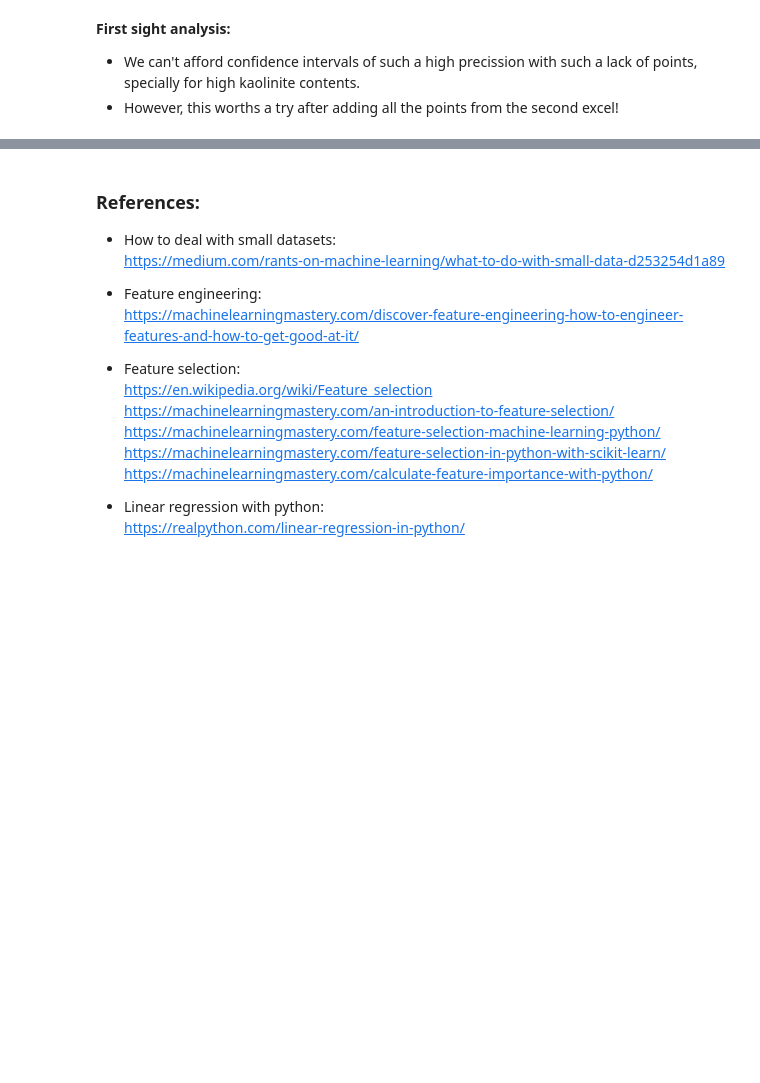
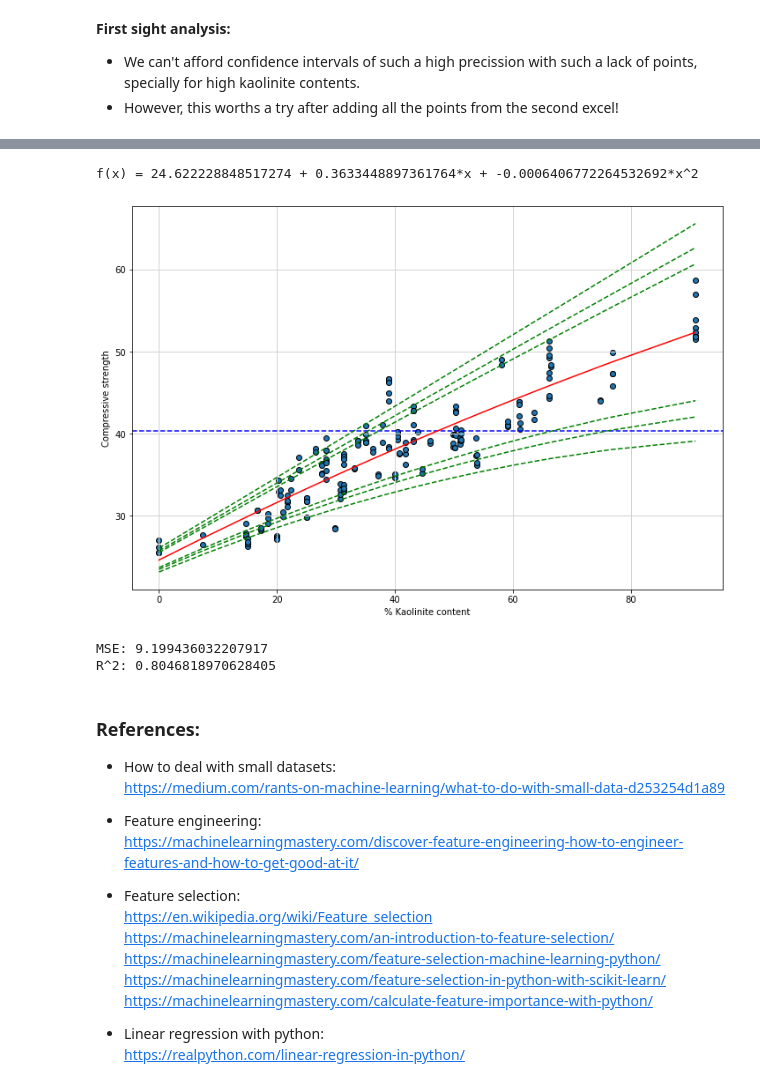
Before and after one commit to frblazquez/LC3, a Jupyter notebook: Project 2/lc3_full_data.ipynb, the cells around one changed output, grey strips where cells are left out. Drawn from its saved outputs; the diff is of its cells as text; code cells hidden in the pictures; blank space fills up the shorter version.

```diff
--- a/Project 2/lc3_full_data.ipynb
+++ b/Project 2/lc3_full_data.ipynb
@@ -278,3 +333,58 @@ ax.legend(loc='best')
+# %%
+# TODO: Customize!!
+# Colors: https://matplotlib.org/3.1.0/gallery/color/named_colors.html
+# Grid:   https://matplotlib.org/3.2.1/api/_as_gen/matplotlib.pyplot.grid.html
+
+day = 7
+CS_day_7 = 40.38
+
+X = data_7[['Kaolinite_content','Kaolinite_content_square']].values
+y = data_7['day_'+str(day)]
+
+res = smf.ols(formula='day_'+str(day)+' ~ Kaolinite_content + Kaolinite_content_square', data=data_7).fit()
+
+conf90 = res.conf_int(alpha=0.1)
+conf80 = res.conf_int(alpha=0.2)
+conf70 = res.conf_int(alpha=0.3)
+
+# This could be generalized but degree n >= 3 leads to overfitting!
+print('f(x) = {0} + {1}*x + {2}*x^2'.format(res.params[0],res.params[1],res.params[2]))
+
+# Get the list of predictions obtained while validating
+model = LinearRegression()
+model.fit(X,y)
+
+predicted = cross_val_predict(model, X, y, cv=LeaveOneOut())
+
+# Plot the results
+fig, ax = plt.subplots(figsize=(12, 8))
+
+plt.axhline(y = CS_day_7, color = 'b', linestyle = '--') # OPC reference
+plt.grid(color='lightgrey', linestyle='-', linewidth=1)  # Grid
+
+ax.scatter(X[:,0], y, edgecolors=(0, 0, 0))
+
+ax.plot(X[:,0], np.dot(X,[conf70[0][1],conf70[0][2]]) + conf70[0][0],'g--')
+ax.plot(X[:,0], np.dot(X,[conf80[0][1],conf80[0][2]]) + conf80[0][0],'g--')
+ax.plot(X[:,0], np.dot(X,[conf90[0][1],conf90[0][2]]) + conf90[0][0],'g--')
+ax.plot(X[:,0], np.dot(X,model.coef_) + model.intercept_,'r-')
+ax.plot(X[:,0], np.dot(X,[conf90[1][1],conf90[1][2]]) + conf90[1][0],'g--')
+ax.plot(X[:,0], np.dot(X,[conf80[1][1],conf80[1][2]]) + conf80[1][0],'g--')
+ax.plot(X[:,0], np.dot(X,[conf70[1][1],conf70[1][2]]) + conf70[1][0],'g--')
+
+ax.set_xlabel('% Kaolinite content')
+ax.set_ylabel('Compressive strength')
+plt.show()
+
+# Metrics for the model
+print("MSE: {}".format(mean_squared_error(y, predicted)))
+print("R^2: {}".format(model.score(X,y)))
+print()
+# %% [output]
+f(x) = 24.622228848517274 + 0.3633448897361764*x + -0.0006406772264532692*x^2
+[figure, added]
+MSE: 9.199436032207917
+R^2: 0.8046818970628405
 # %% [markdown]
 ### References:
 
```
Also changed, not shown: parts of 9 cells of this notebook, 2 other files.
